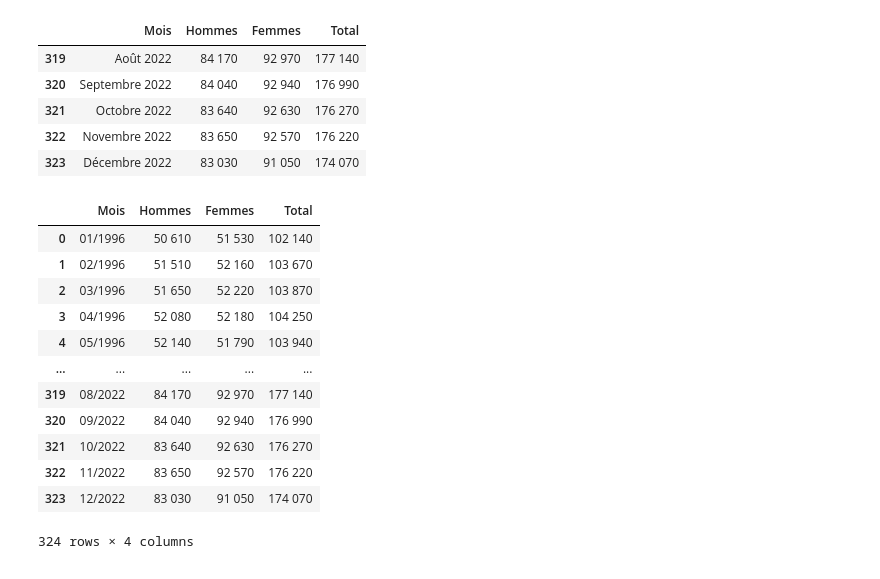
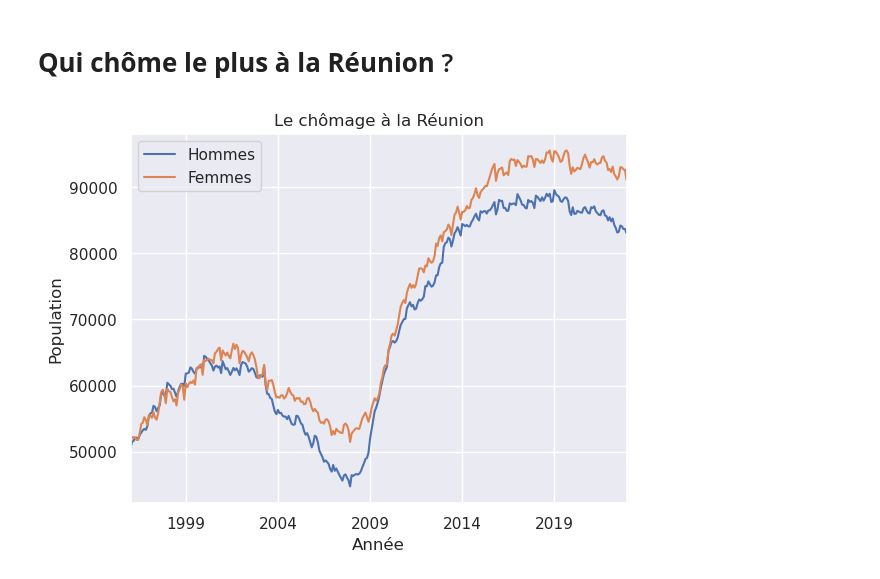
Before and after one commit to IsmaelSaid/Analyses, a Jupyter notebook: Pôle emploi/EDA 2 par sexe.ipynb, the cells around one changed output. Cells and saved outputs as stored; diff of their text form; code cells hidden in the pictures.

Commit message:
Visualisation des chômeurs par sexe

```diff
--- a/Pôle emploi/EDA 2 par sexe.ipynb
+++ b/Pôle emploi/EDA 2 par sexe.ipynb
@@ -3,28 +5,25 @@ import pandas as pd
+# %% [markdown]
+# **Qui chôme le plus à la Réunion** ?
 # %%
 filename = "Demandeurs d’emploi inscrits en fin de mois à Pôle emploi par Sexe - La Réunion.csv"
-data = pd.read_csv(filename,skiprows=3,sep=";",skipfooter=1,engine='python')
-data.tail()
+data = pd.read_csv(filename,skiprows=3,
+                   sep=";",
+                   skipfooter=1,
+                   engine='python')
+data[["Mois"]] = pd.DataFrame(pd.date_range(start="1-1996",
+                                            end="1-2023",
+                                            freq="M",
+                                            name= "Mois").strftime("%m/%Y"))
+data[["Mois"]] = data[["Mois"]].astype("datetime64[ns]")
+data[["Hommes","Femmes","Total"]] = data[["Hommes","Femmes","Total"]].applymap(lambda x:x.replace(" ","")).astype("int64")
+
+fig, ax = plt.subplots()
+sns.set_theme(style="darkgrid")
+data[["Mois","Hommes","Femmes"]].plot(x = "Mois",ax = ax)
+plt.title("Le chômage à la Réunion")
+plt.xlabel("Année")
+plt.ylabel("Population")
+
+plt.show()
 # %% [output]
-|  | Mois | Hommes | Femmes | Total |
-| 319 | Août 2022 | 84 170 | 92 970 | 177 140 |
-| 320 | Septembre 2022 | 84 040 | 92 940 | 176 990 |
-| 321 | Octobre 2022 | 83 640 | 92 630 | 176 270 |
-| 322 | Novembre 2022 | 83 650 | 92 570 | 176 220 |
-| 323 | Décembre 2022 | 83 030 | 91 050 | 174 070 |
+[figure, added]
-# %%
-data[["Mois"]] = pd.DataFrame(pd.date_range(start="1-1996",end="1-2023",freq="M",name= "Mois").strftime("%m/%Y"))
-data
-# %% [output]
-|  | Mois | Hommes | Femmes | Total |
-| 0 | 01/1996 | 50 610 | 51 530 | 102 140 |
-| 1 | 02/1996 | 51 510 | 52 160 | 103 670 |
-| 2 | 03/1996 | 51 650 | 52 220 | 103 870 |
-| 3 | 04/1996 | 52 080 | 52 180 | 104 250 |
-| 4 | 05/1996 | 52 140 | 51 790 | 103 940 |
-| ... | ... | ... | ... | ... |
-| 319 | 08/2022 | 84 170 | 92 970 | 177 140 |
-| 320 | 09/2022 | 84 040 | 92 940 | 176 990 |
-| 321 | 10/2022 | 83 640 | 92 630 | 176 270 |
-| 322 | 11/2022 | 83 650 | 92 570 | 176 220 |
-| 323 | 12/2022 | 83 030 | 91 050 | 174 070 |
-324 rows × 4 columns
```
Also changed, not shown: parts of 2 cells of this notebook.
